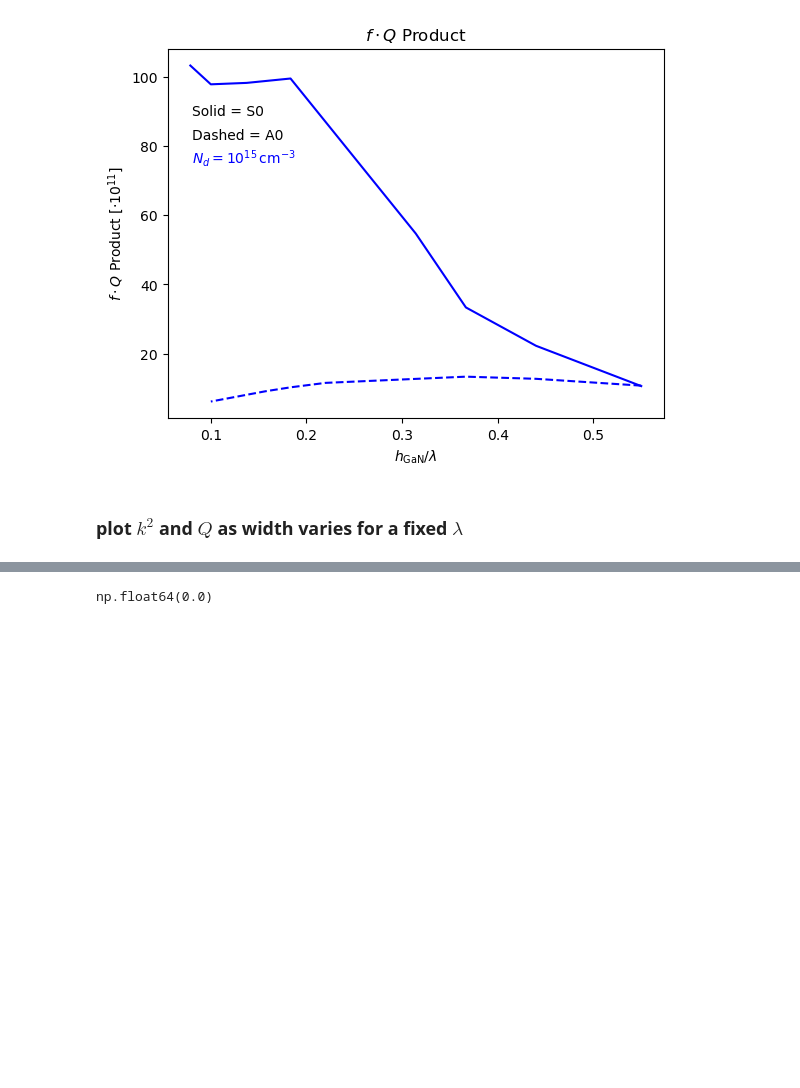
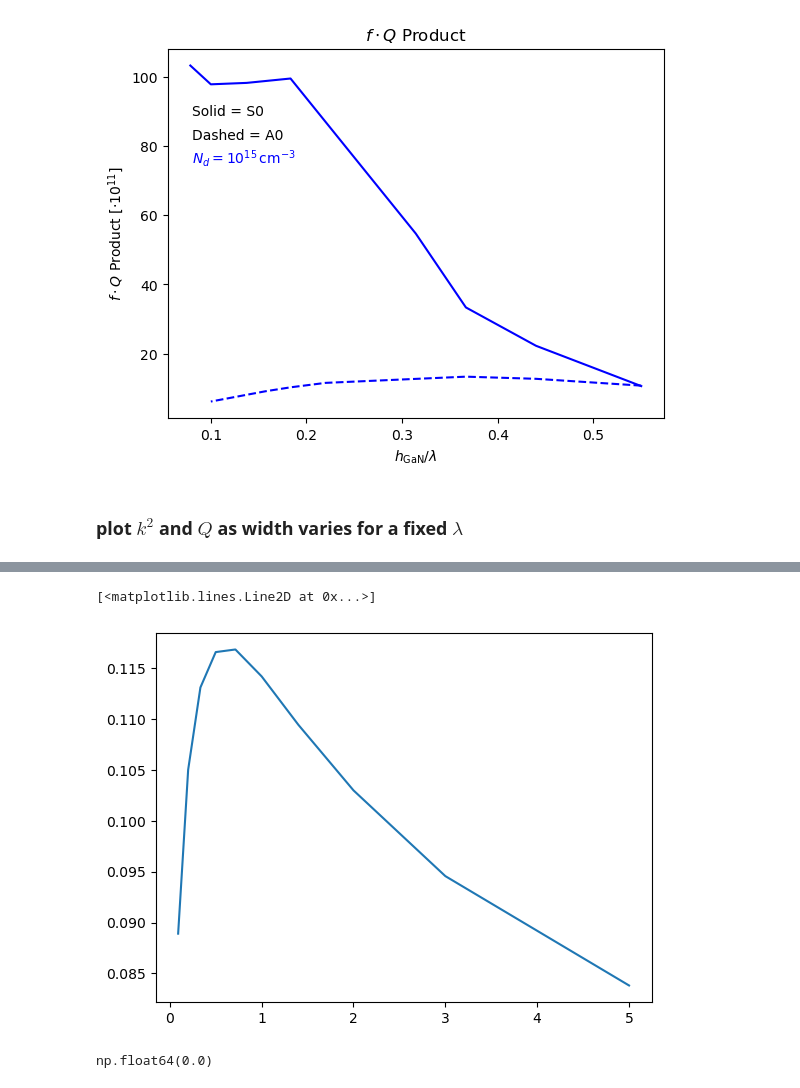
Before and after one commit to ninja-lab/Resonators, a Jupyter notebook: ComsolPlots2_.ipynb, the cells around one changed output, grey strips where cells are left out. Saved outputs shown, nothing was run; the diff lists cells and outputs as text; code cells hidden in the pictures; blank space fills up the shorter version.

```diff
--- a/ComsolPlots2_.ipynb
+++ b/ComsolPlots2_.ipynb
@@ -362 +367,8 @@ dfA0.head(4)
+# %%
+fig, ax = plt.subplots()
+
+ax.plot( dfA0['w_s_ratio'], dfA0['k2_fd'], color="tab:blue")
+# %% [output]
+[<matplotlib.lines.Line2D at 0x...>]
+[figure, added]
 # %%
```
Also changed, not shown: parts of 5 cells of this notebook, 7 other files.
